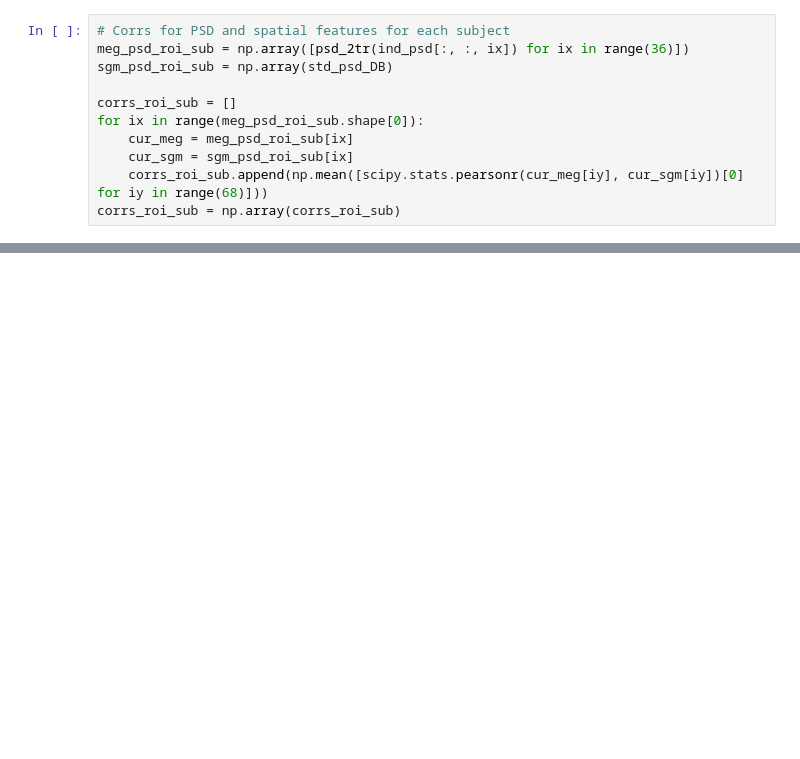
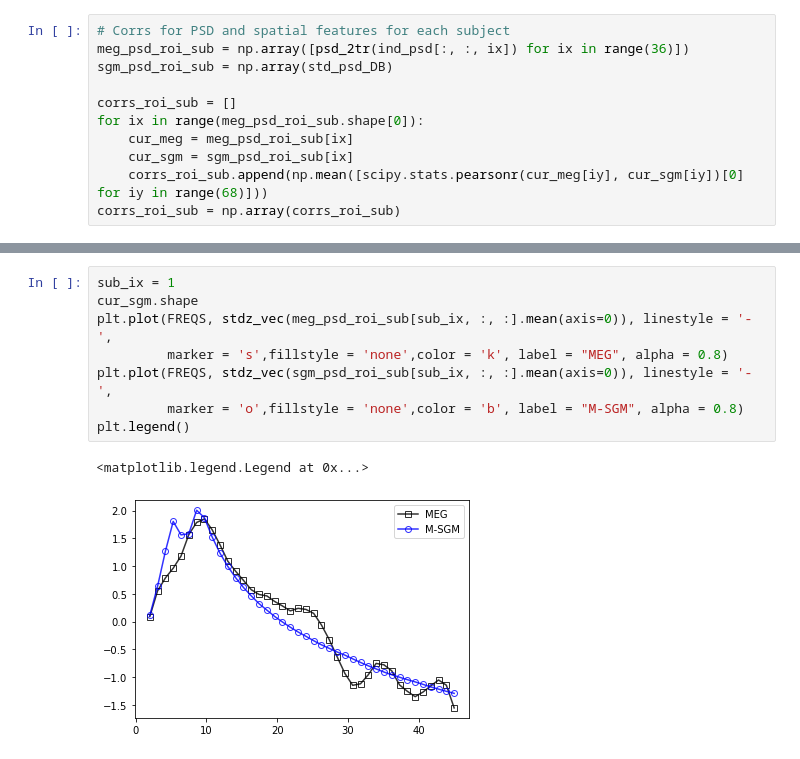
Before and after one commit to JINhuaqing/SBI-SGM, a Jupyter notebook: notebooks/NSF_RAW_Reparam.ipynb, the cells around one changed output, grey strips where cells are left out. Drawn from its saved outputs; the diff is of its cells as text; blank space fills up the shorter version.

```diff
--- a/notebooks/NSF_RAW_Reparam.ipynb
+++ b/notebooks/NSF_RAW_Reparam.ipynb
@@ -389,2 +382,13 @@ array([24, 22,  9,  4, 32, 21,  7, 11, 25, 34, 18,  8, 31,  3, 27,  2, 28,
+# %%
+sub_ix = 1
+cur_sgm.shape
+plt.plot(FREQS, stdz_vec(meg_psd_roi_sub[sub_ix, :, :].mean(axis=0)), linestyle = '-',
+         marker = 's',fillstyle = 'none',color = 'k', label = "MEG", alpha = 0.8)
+plt.plot(FREQS, stdz_vec(sgm_psd_roi_sub[sub_ix, :, :].mean(axis=0)), linestyle = '-',
+         marker = 'o',fillstyle = 'none',color = 'b', label = "M-SGM", alpha = 0.8)
+plt.legend()
+# %% [output]
+<matplotlib.legend.Legend at 0x...>
+[figure, added]
 # %%
 sub_ix = 24
```
Also changed, not shown: parts of 37 cells of this notebook, 6 other files.
